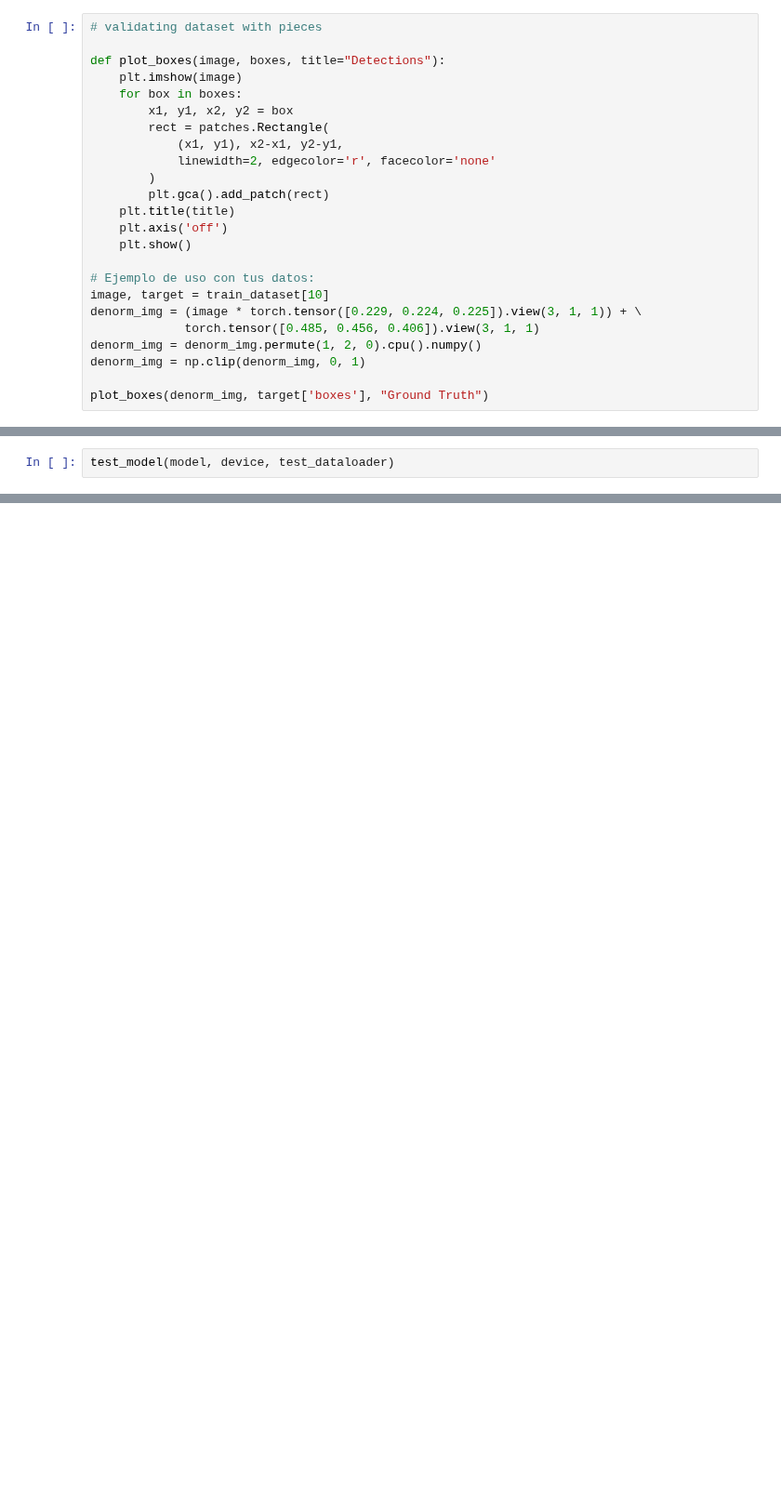
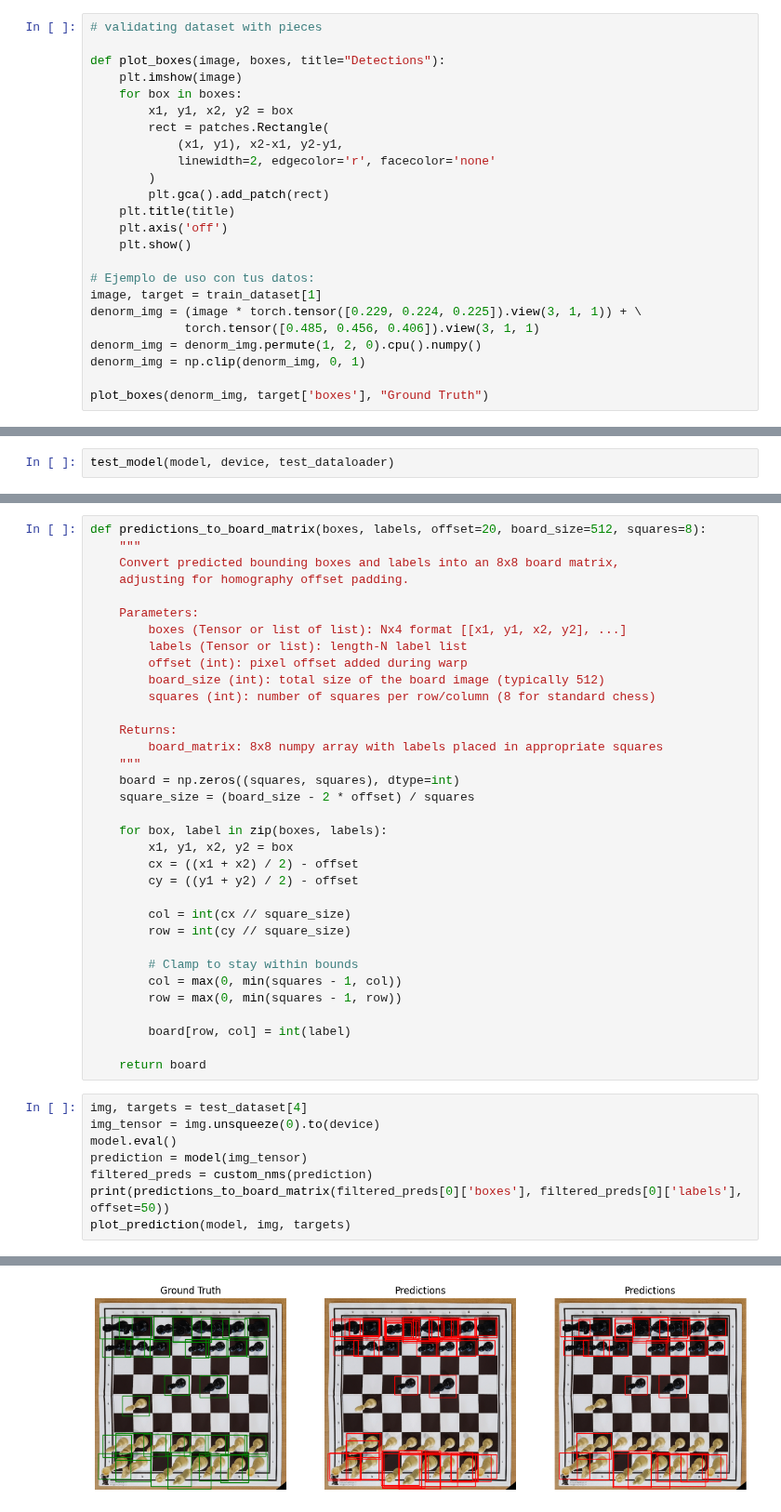
Before and after one commit to wesdpre/-Detect_the_chess_board_and_chess_pieces, a Jupyter notebook: task3_piece_recognition.ipynb, the cells around one changed output, grey strips where cells are left out. Shown at 93% size. Cells and saved outputs as stored; diff of their text form; blank space fills up the shorter version.

Commit message:
Add Cheat dataset

```diff
--- a/task3_piece_recognition.ipynb
+++ b/task3_piece_recognition.ipynb
@@ -249,7 +389,7 @@ def plot_boxes(image, boxes, title="Detections"):
     plt.show()
 
 # Ejemplo de uso con tus datos:
-image, target = train_dataset[10]
+image, target = train_dataset[1]
 denorm_img = (image * torch.tensor([0.229, 0.224, 0.225]).view(3, 1, 1)) + \
              torch.tensor([0.485, 0.456, 0.406]).view(3, 1, 1)
 denorm_img = denorm_img.permute(1, 2, 0).cpu().numpy()
@@ -613,0 +775,43 @@ test_model(model, device, test_dataloader)
+# %%
+def predictions_to_board_matrix(boxes, labels, offset=20, board_size=512, squares=8):
+    """
+    Convert predicted bounding boxes and labels into an 8x8 board matrix,
+    adjusting for homography offset padding.
+
+    Parameters:
+        boxes (Tensor or list of list): Nx4 format [[x1, y1, x2, y2], ...]
+        labels (Tensor or list): length-N label list
+        offset (int): pixel offset added during warp
+        board_size (int): total size of the board image (typically 512)
+        squares (int): number of squares per row/column (8 for standard chess)
+
+    Returns:
+        board_matrix: 8x8 numpy array with labels placed in appropriate squares
+    """
+    board = np.zeros((squares, squares), dtype=int)
+    square_size = (board_size - 2 * offset) / squares
+
+    for box, label in zip(boxes, labels):
+        x1, y1, x2, y2 = box
+        cx = ((x1 + x2) / 2) - offset
+        cy = ((y1 + y2) / 2) - offset
+
+        col = int(cx // square_size)
+        row = int(cy // square_size)
+
+        # Clamp to stay within bounds
+        col = max(0, min(squares - 1, col))
+        row = max(0, min(squares - 1, row))
+
+        board[row, col] = int(label)
+
+    return board
+# %%
+img, targets = test_dataset[4]
+img_tensor = img.unsqueeze(0).to(device)
+model.eval()
+prediction = model(img_tensor)
+filtered_preds = custom_nms(prediction)
+print(predictions_to_board_matrix(filtered_preds[0]['boxes'], filtered_preds[0]['labels'], offset=50))
+plot_prediction(model, img, targets)
+# %% [output]
@@ -613,0 +826 @@ test_model(model, device, test_dataloader)
+[figure, added]
```
Also changed, not shown: parts of 17 cells of this notebook.
